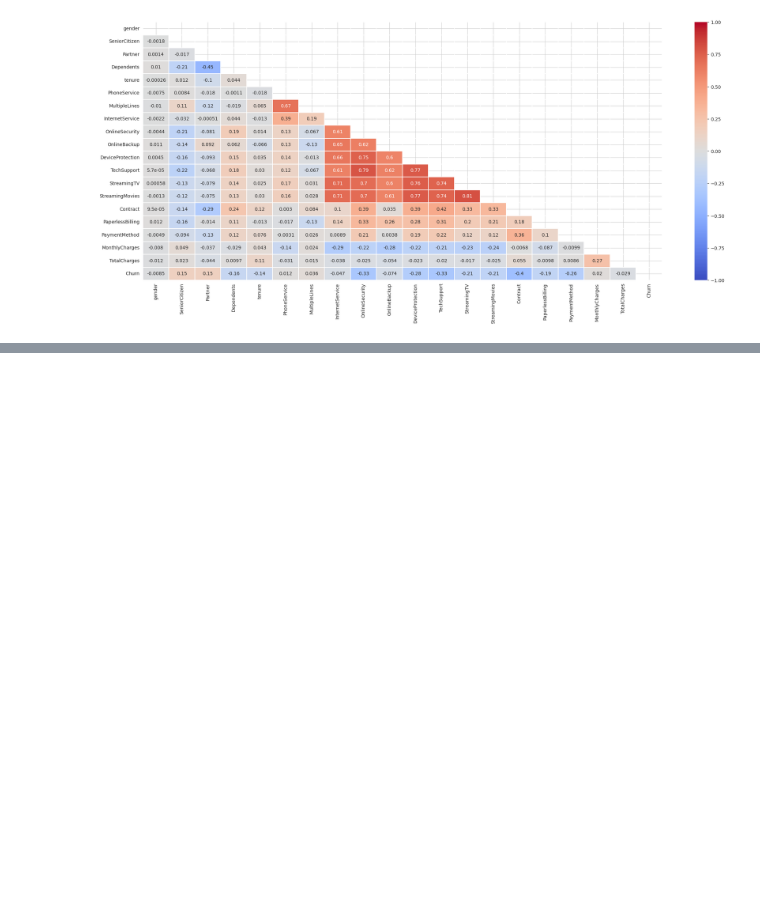
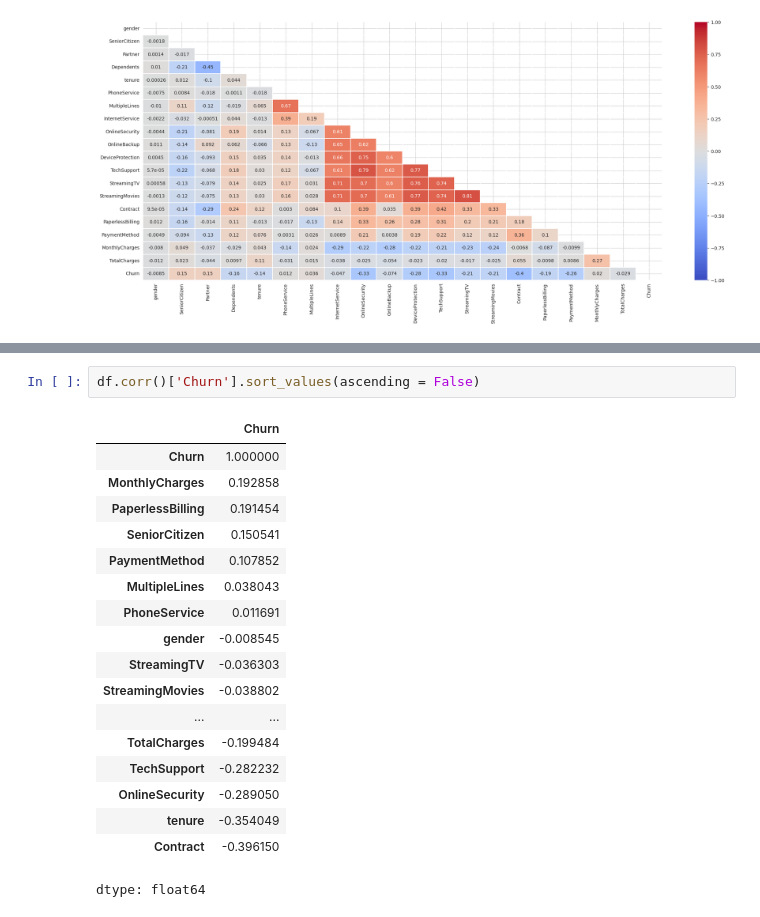
Before and after one commit to devdoan/devdoan, a Jupyter notebook: Untitled3.ipynb, the cells around one changed output, grey strips where cells are left out. Saved outputs shown, nothing was run; the diff lists cells and outputs as text; blank space fills up the shorter version.

```diff
--- a/Untitled3.ipynb
+++ b/Untitled3.ipynb
@@ -764,0 +784,21 @@ ax = sns.heatmap(corr, mask=mask, xticklabels=corr.columns, yticklabels=corr.col
+# %%
+df.corr()['Churn'].sort_values(ascending = False)
+# %% [output]
+|  | Churn |
+| Churn | 1.000000 |
+| MonthlyCharges | 0.192858 |
+| PaperlessBilling | 0.191454 |
+| SeniorCitizen | 0.150541 |
+| PaymentMethod | 0.107852 |
+| MultipleLines | 0.038043 |
+| PhoneService | 0.011691 |
+| gender | -0.008545 |
+| StreamingTV | -0.036303 |
+| StreamingMovies | -0.038802 |
+| ... | ... |
+| TotalCharges | -0.199484 |
+| TechSupport | -0.282232 |
+| OnlineSecurity | -0.289050 |
+| tenure | -0.354049 |
+| Contract | -0.396150 |
+dtype: float64
```
Also changed, not shown: parts of 10 cells of this notebook.
